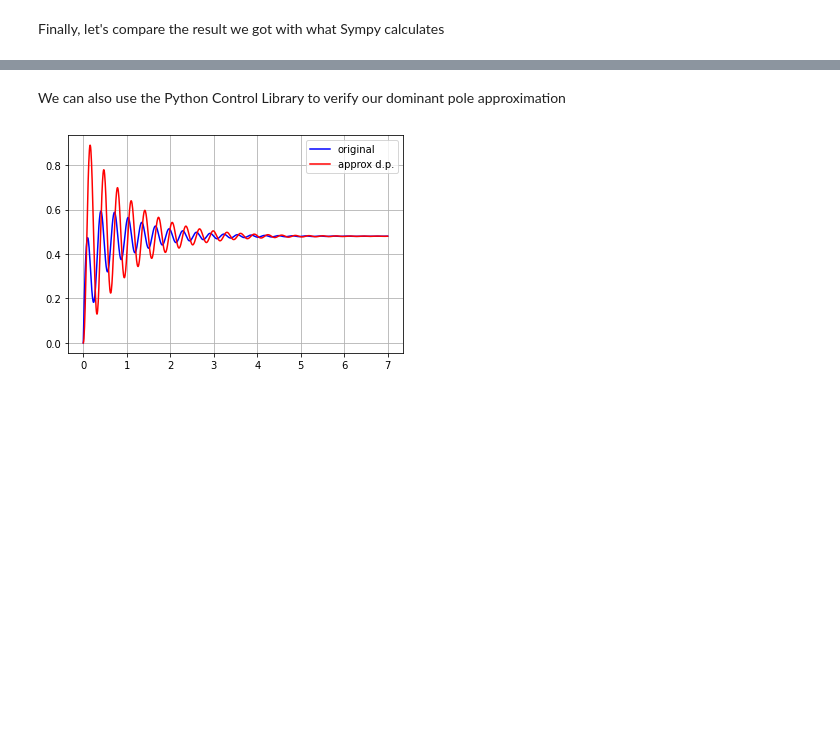
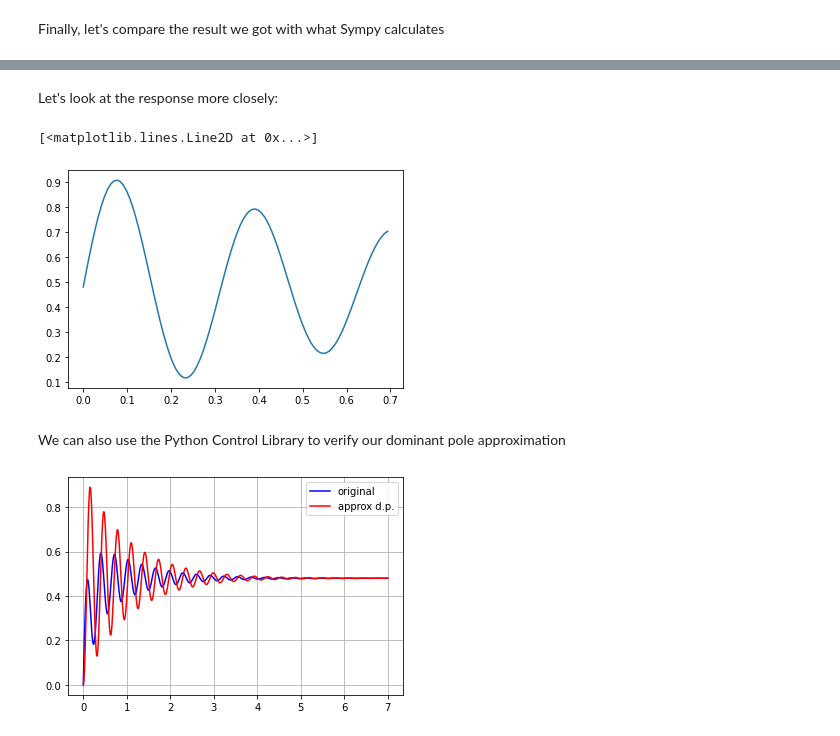
Before and after one commit to andreamunafo/classical_control_theory, a Jupyter notebook: A_assignment_part_1_solution.ipynb, the cells around one changed output, grey strips where cells are left out. Drawn from its saved outputs; the diff is of its cells as text; code cells hidden in the pictures; blank space fills up the shorter version.

```diff
--- a/A_assignment_part_1_solution.ipynb
+++ b/A_assignment_part_1_solution.ipynb
@@ -249,3 +267,10 @@ ax.plot(time, y, 'g')
+# %% [markdown]
+Let's look at the response more closely:
+# %%
+plt.plot(time[:100], y[:100])
+# %% [output]
+[<matplotlib.lines.Line2D at 0x...>]
+[figure, added]
 # %% [markdown]
 We can also use the Python Control Library to verify our dominant pole approximation
 # %%
```
Also changed, not shown: parts of 9 cells of this notebook, 7 other files.
